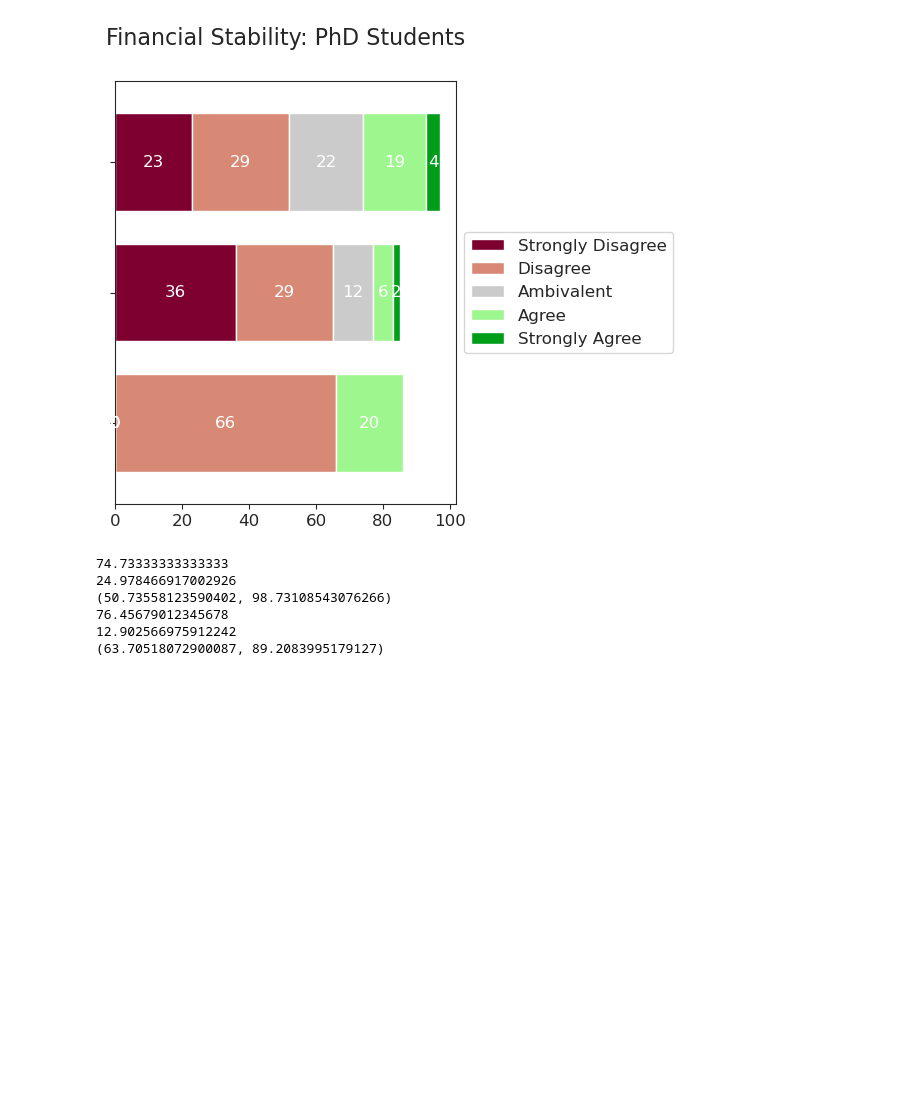
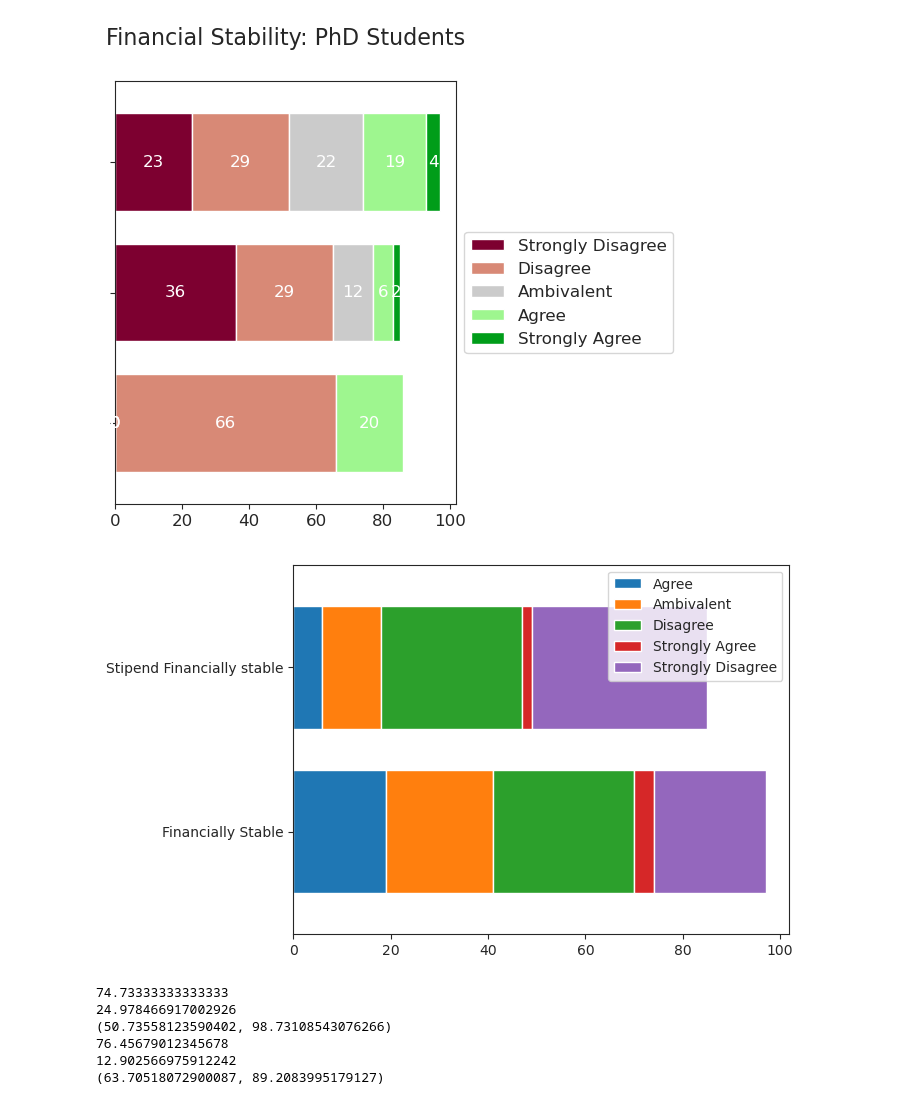
Before and after one commit to pecom/qol-survey, a Jupyter notebook: Melissa_Survey.ipynb, the cells around one changed output. Saved outputs shown, nothing was run; the diff lists cells and outputs as text; code cells hidden in the pictures; blank space fills up the shorter version.

```diff
--- a/Melissa_Survey.ipynb
+++ b/Melissa_Survey.ipynb
@@ -663,8 +663,11 @@ mapping = {
     5: "Strongly Agree"
 }
 
+MastersData = QOLData[QOLData['Program']=='Masters Degree']
+PhDData = QOLData[QOLData['Program']!='Masters Degree']
+
 masters = True
-for this_data in [ QOLData[QOLData['Program']=='Masters Degree'] , QOLData[QOLData['Program']!='Masters Degree'] ]:
+for this_data in [ MastersData, PhDData]:
     all_counts = {}
     columns = ['Financially Stable', 'Stipend Financially stable']
     yes_no_column = 'Outside Support'
@@ -729,6 +732,27 @@ for this_data in [ QOLData[QOLData['Program']=='Masters Degree'] , QOLData[QOLDa
 # %% [output]
 [figure]
 [figure]
+# %%
+MastersData = QOLData[QOLData['Program']=='Masters Degree']
+PhDData = QOLData[QOLData['Program']!='Masters Degree']
+
+for this_data in [ MastersData, PhDData]:
+    all_counts = {}
+    columns = ['Financially Stable', 'Stipend Financially stable']
+    yes_no_column = 'Outside Support'
+
+    for column in columns:
+        counts = this_data[column].value_counts()
+        all_counts[column] = counts.groupby(counts.index.map(mapping)).sum()
+
+
+ax = pd.DataFrame(all_counts).T.plot.barh(
+    align='center',
+    stacked=True,
+    width=0.75
+)
+# %% [output]
+[figure, added]
 # %%
 import scipy.stats as st
 
```
Also changed, not shown: parts of 3 cells of this notebook.
